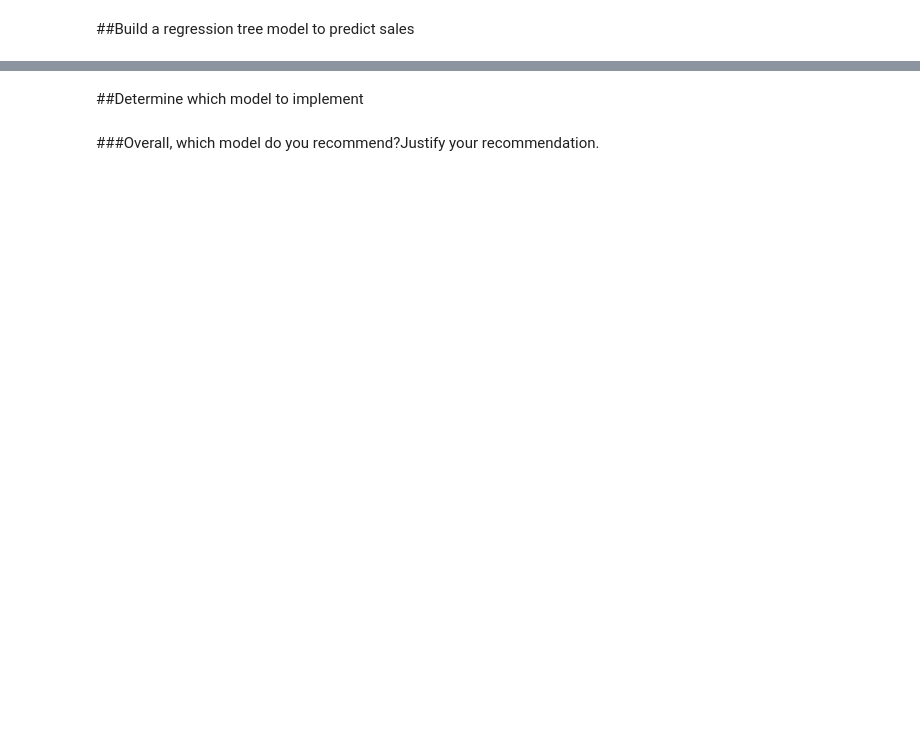
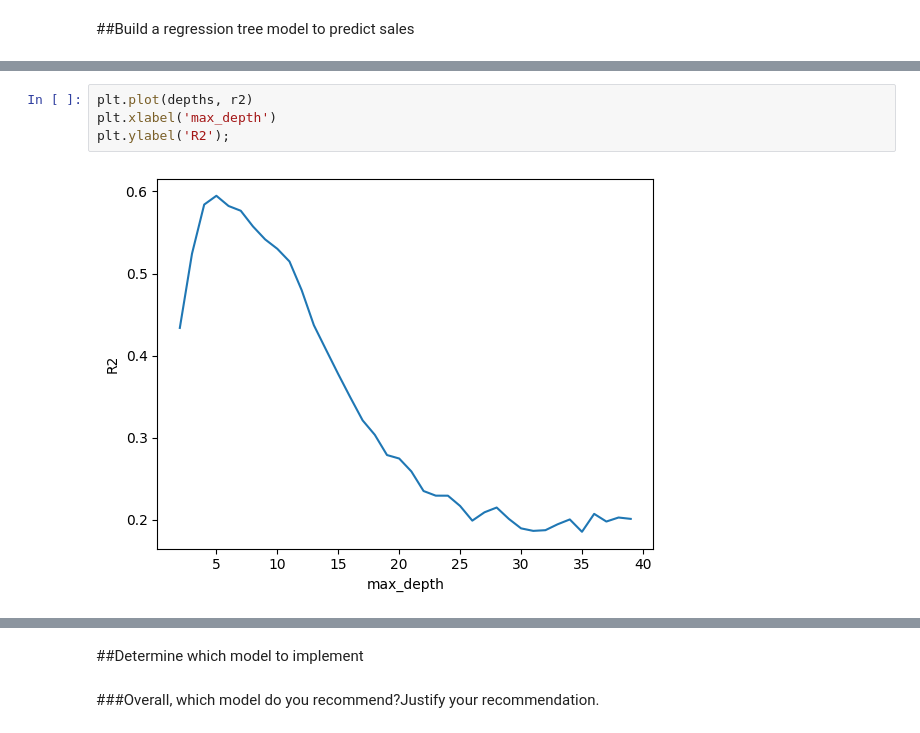
Before and after one commit to hawkeyedatatsai/food-sales-predictions, a Jupyter notebook: 5_Heng_Tser_Tsai_Food_Sales_Predictions.ipynb, the cells around one changed output, grey strips where cells are left out. Drawn from its saved outputs; the diff is of its cells as text; blank space fills up the shorter version.

```diff
--- a/5_Heng_Tser_Tsai_Food_Sales_Predictions.ipynb
+++ b/5_Heng_Tser_Tsai_Food_Sales_Predictions.ipynb
@@ -997,0 +1027,6 @@ Model Testing RMSE: 1131.8332987865967
+# %%
+plt.plot(depths, r2)
+plt.xlabel('max_depth')
+plt.ylabel('R2');
+# %% [output]
+[figure, added]
```
Also changed, not shown: parts of 23 cells of this notebook.
